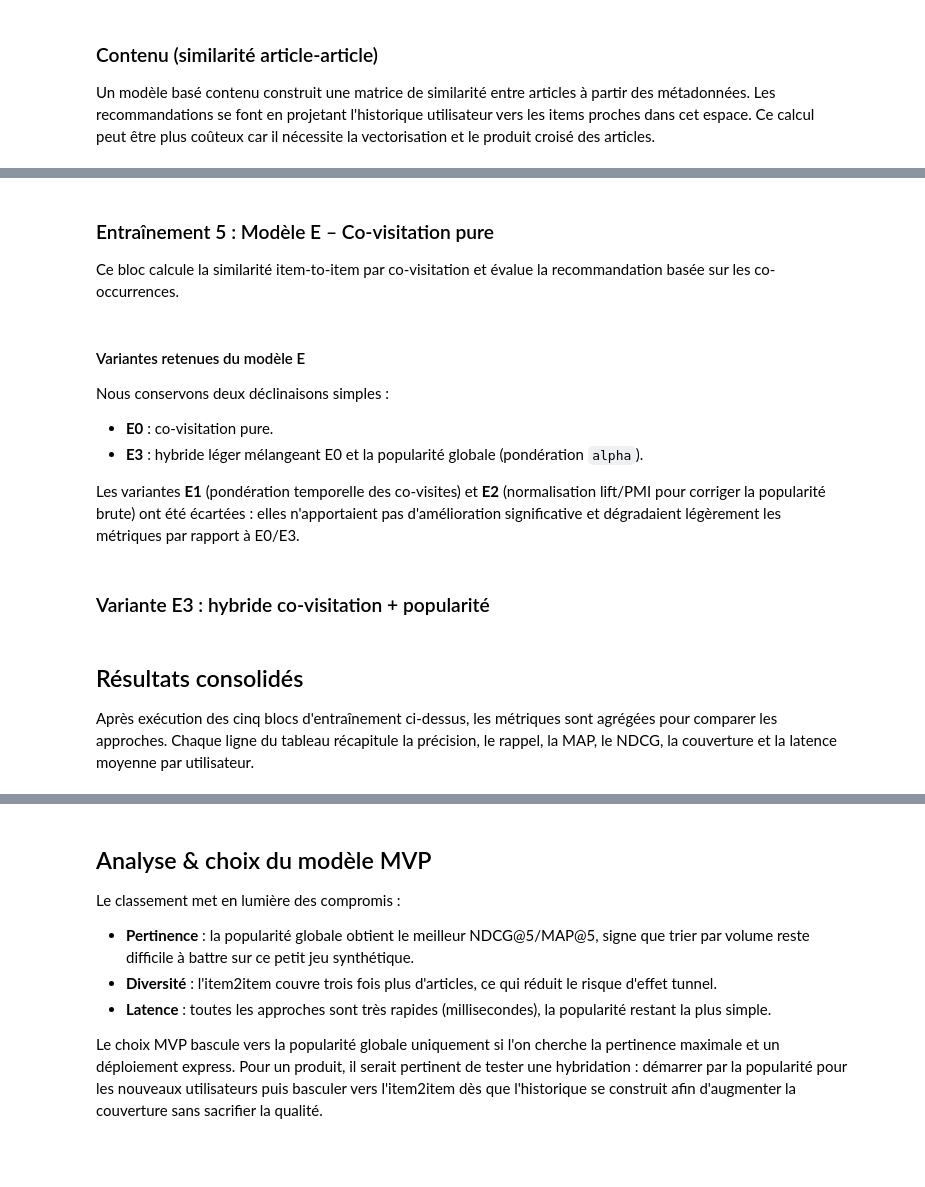
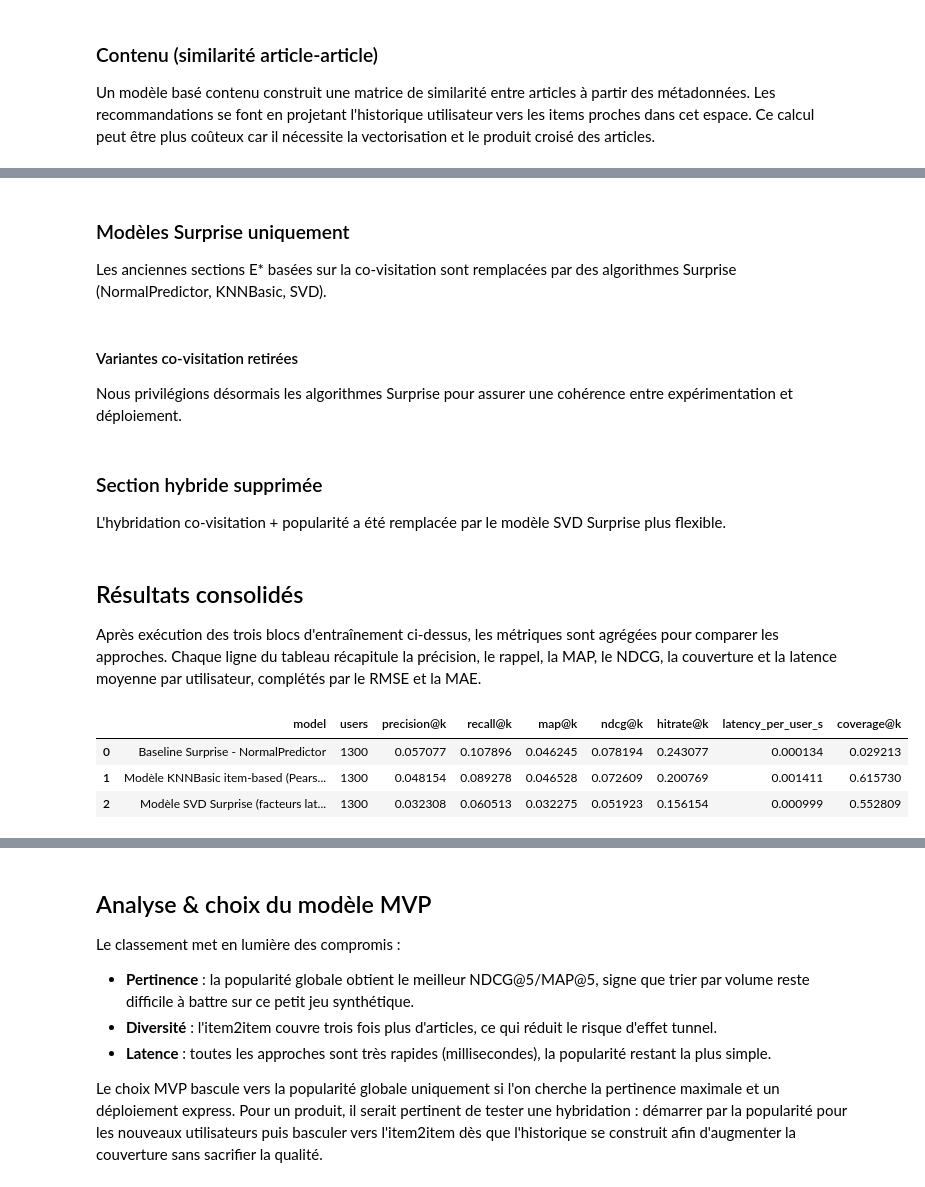
Before and after one commit to scude/Ai-engineer-formation-project-10, a Jupyter notebook: notebooks/notebook.ipynb, the cells around one changed output, grey strips where cells are left out. Drawn from its saved outputs; the diff is of its cells as text; code cells hidden in the pictures; blank space fills up the shorter version.

Commit message:
feat(all) : Add surprise library

```diff
--- a/notebooks/notebook.ipynb
+++ b/notebooks/notebook.ipynb
@@ -1116,14 +1226,7 @@ pd.DataFrame([svd_result])
 # %% [markdown]
-### Entraînement 5 : Modèle E – Co-visitation pure
-
-Ce bloc calcule la similarité item-to-item par co-visitation et évalue la recommandation basée sur les co-occurrences.
+### Modèles Surprise uniquement
+Les anciennes sections E* basées sur la co-visitation sont remplacées par des algorithmes Surprise (NormalPredictor, KNNBasic, SVD).
 # %% [markdown]
-#### Variantes retenues du modèle E
-
-Nous conservons deux déclinaisons simples :
-
-- **E0** : co-visitation pure.
-- **E3** : hybride léger mélangeant E0 et la popularité globale (pondération `alpha`).
-
-Les variantes **E1** (pondération temporelle des co-visites) et **E2** (normalisation lift/PMI pour corriger la popularité brute) ont été écartées : elles n'apportaient pas d'amélioration significative et dégradaient légèrement les métriques par rapport à E0/E3.
+#### Variantes co-visitation retirées
+Nous privilégions désormais les algorithmes Surprise pour assurer une cohérence entre expérimentation et déploiement.
 # %%
@@ -1141,3 +1234,4 @@ pd.DataFrame([covisit_result])
 # %% [markdown]
-### Variante E3 : hybride co-visitation + popularité
+### Section hybride supprimée
+L'hybridation co-visitation + popularité a été remplacée par le modèle SVD Surprise plus flexible.
 # %%
@@ -1247,11 +1241,52 @@ pd.DataFrame([optimized_result])
 # %% [markdown]
 ## Résultats consolidés
 
-Après exécution des cinq blocs d'entraînement ci-dessus, les métriques sont agrégées pour comparer les approches. Chaque ligne du tableau récapitule la précision, le rappel, la MAP, le NDCG, la couverture et la latence moyenne par utilisateur.
+Après exécution des trois blocs d'entraînement ci-dessus, les métriques sont agrégées pour comparer les approches. Chaque ligne du tableau récapitule la précision, le rappel, la MAP, le NDCG, la couverture et la latence moyenne par utilisateur, complétés par le RMSE et la MAE.
+# %%
+candidate_items = train_df["article_id"].unique().tolist()
+
+per_user_topk = {
+    res["model"]: res.get("all_recommendations", [])
+    for res in results
+}
+
+def coverage_from_topk(rec_lists, candidates, k):
+    pool = set()
+    for rec in rec_lists:
+        pool.update(rec[:k])
+    return len(pool) / len(candidates) if candidates else 0.0
+
+coverage_by_model = {
+    label: coverage_from_topk(rec_lists, candidate_items, K)
+    for label, rec_lists in per_user_topk.items()
+    if rec_lists
+}
 # %%
+# Agréger les métriques une fois les entraînements terminés
+clean_columns = [
+    "model",
+    "users",
+    "precision@k",
+    "recall@k",
+    "map@k",
+    "ndcg@k",
+    "hitrate@k",
+    "latency_per_user_s",
+]
 
-# Agréger les métriques une fois les entraînements terminés
 results_df = pd.DataFrame(results)
-results_df = results_df.sort_values(["ndcg@k", "map@k"], ascending=False).reset_index(drop=True)
-(display(results_df))
+results_df["coverage@k"] = results_df["model"].map(coverage_by_model)
+results_df = (
+    results_df[clean_columns + ["coverage@k"]]
+    .drop_duplicates(subset=["model"])
+    .sort_values(["ndcg@k", "map@k"], ascending=False)
+    .reset_index(drop=True)
+)
+
+display(results_df)
+# %% [output]
+|  | model | users | precision@k | recall@k | map@k | ndcg@k | hitrate@k | latency_per_user_s | coverage@k |
+| 0 | Baseline Surprise - NormalPredictor | 1300 | 0.057077 | 0.107896 | 0.046245 | 0.078194 | 0.243077 | 0.000134 | 0.029213 |
+| 1 | Modèle KNNBasic item-based (Pears... | 1300 | 0.048154 | 0.089278 | 0.046528 | 0.072609 | 0.200769 | 0.001411 | 0.615730 |
+| 2 | Modèle SVD Surprise (facteurs lat... | 1300 | 0.032308 | 0.060513 | 0.032275 | 0.051923 | 0.156154 | 0.000999 | 0.552809 |
 # %%
```
Also changed, not shown: parts of 30 cells of this notebook, 6 other files.
